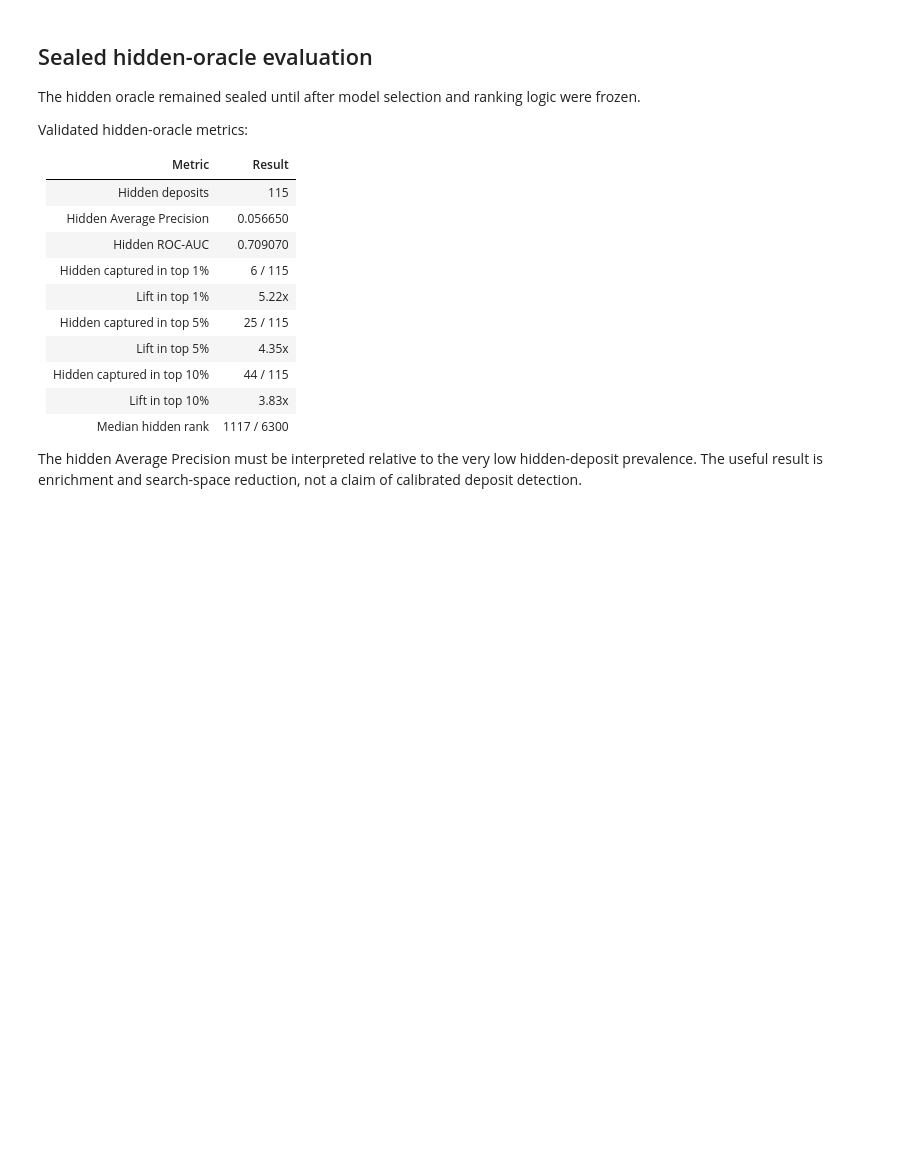
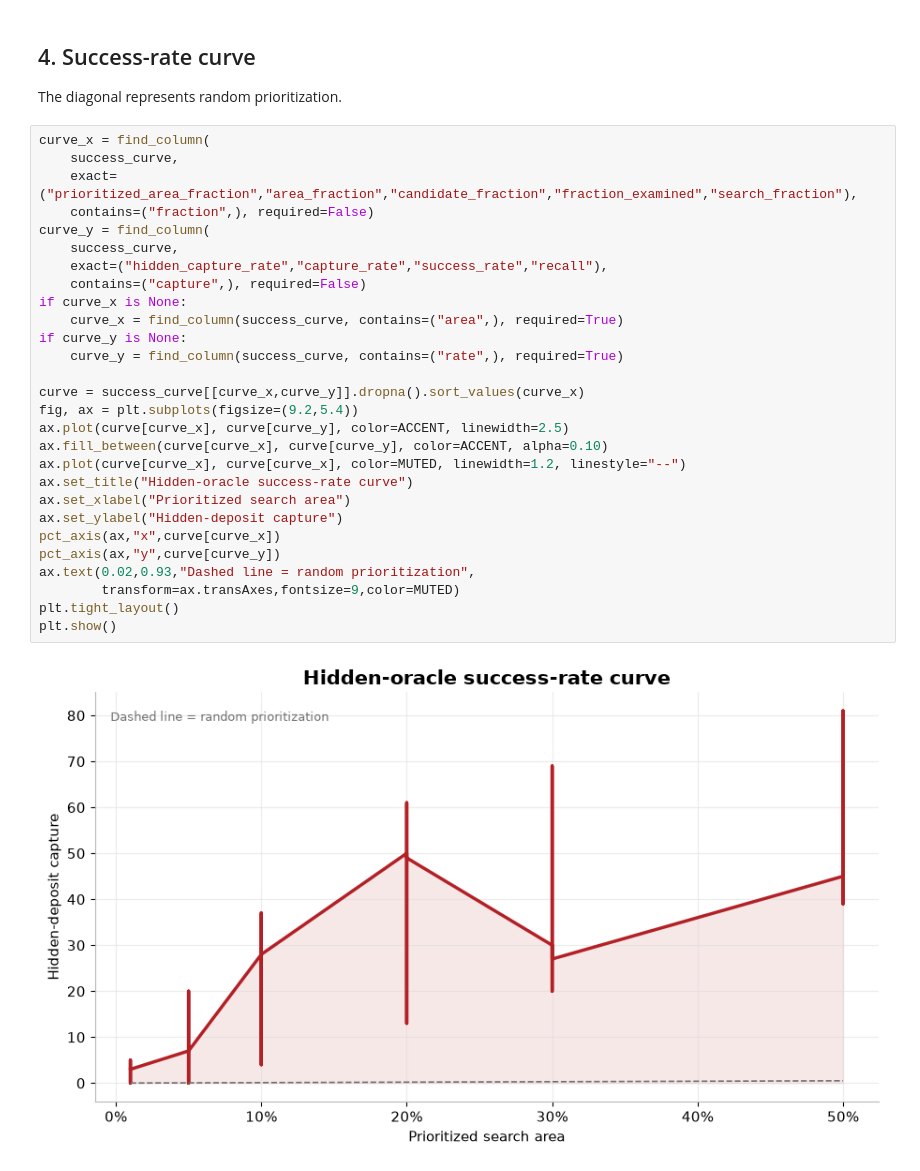
Before and after one commit to EHDataAI/geoai-mineral-labs, a Jupyter notebook: labs/lab05_mineral_prospectivity/05_mineral_prospectivity.ipynb, the cells around one changed output. Saved outputs shown, nothing was run; the diff lists cells and outputs as text; blank space fills up the shorter version.

```diff
--- a/labs/lab05_mineral_prospectivity/05_mineral_prospectivity.ipynb
+++ b/labs/lab05_mineral_prospectivity/05_mineral_prospectivity.ipynb
@@ -210,24 +219,34 @@ else:
-# %% [markdown]
-## Sealed hidden-oracle evaluation
-
-The hidden oracle remained sealed until after model selection and ranking logic
-were frozen.
-
-Validated hidden-oracle metrics:
-
-| Metric | Result |
-| --- | ---: |
-| Hidden deposits | 115 |
-| Hidden Average Precision | 0.056650 |
-| Hidden ROC-AUC | 0.709070 |
-| Hidden captured in top 1% | 6 / 115 |
-| Lift in top 1% | 5.22x |
-| Hidden captured in top 5% | 25 / 115 |
-| Lift in top 5% | 4.35x |
-| Hidden captured in top 10% | 44 / 115 |
-| Lift in top 10% | 3.83x |
-| Median hidden rank | 1117 / 6300 |
-
-The hidden Average Precision must be interpreted relative to the very low
-hidden-deposit prevalence. The useful result is enrichment and search-space
-reduction, not a claim of calibrated deposit detection.
+# %% [markdown]
+## 4. Success-rate curve
+
+The diagonal represents random prioritization.
+# %%
+curve_x = find_column(
+    success_curve,
+    exact=("prioritized_area_fraction","area_fraction","candidate_fraction","fraction_examined","search_fraction"),
+    contains=("fraction",), required=False)
+curve_y = find_column(
+    success_curve,
+    exact=("hidden_capture_rate","capture_rate","success_rate","recall"),
+    contains=("capture",), required=False)
+if curve_x is None:
+    curve_x = find_column(success_curve, contains=("area",), required=True)
+if curve_y is None:
+    curve_y = find_column(success_curve, contains=("rate",), required=True)
+
+curve = success_curve[[curve_x,curve_y]].dropna().sort_values(curve_x)
+fig, ax = plt.subplots(figsize=(9.2,5.4))
+ax.plot(curve[curve_x], curve[curve_y], color=ACCENT, linewidth=2.5)
+ax.fill_between(curve[curve_x], curve[curve_y], color=ACCENT, alpha=0.10)
+ax.plot(curve[curve_x], curve[curve_x], color=MUTED, linewidth=1.2, linestyle="--")
+ax.set_title("Hidden-oracle success-rate curve")
+ax.set_xlabel("Prioritized search area")
+ax.set_ylabel("Hidden-deposit capture")
+pct_axis(ax,"x",curve[curve_x])
+pct_axis(ax,"y",curve[curve_y])
+ax.text(0.02,0.93,"Dashed line = random prioritization",
+        transform=ax.transAxes,fontsize=9,color=MUTED)
+plt.tight_layout()
+plt.show()
+# %% [output]
+[figure, added]
```
Also changed, not shown: parts of 28 cells of this notebook, 2 other files.
